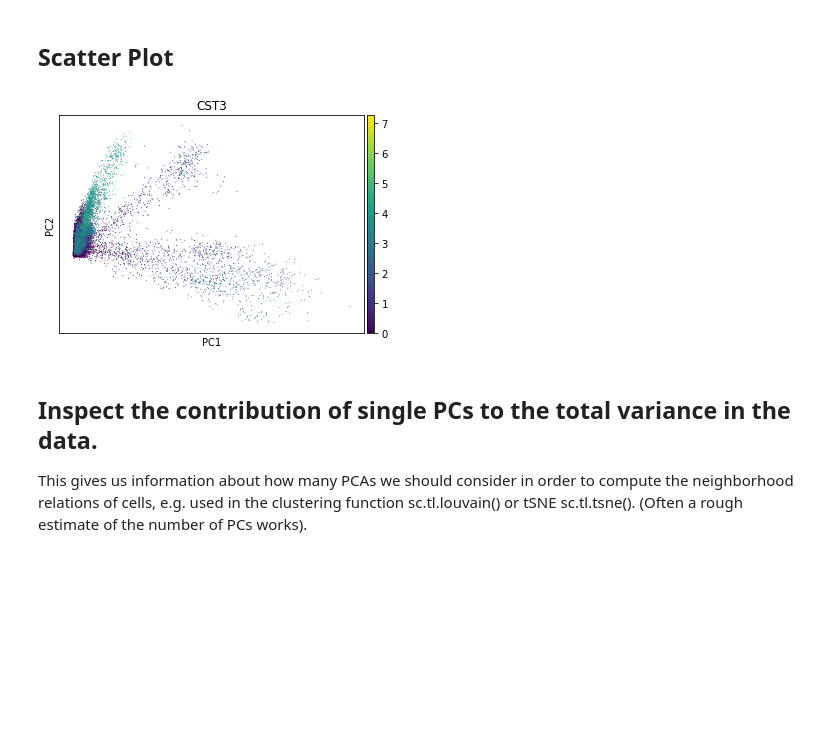
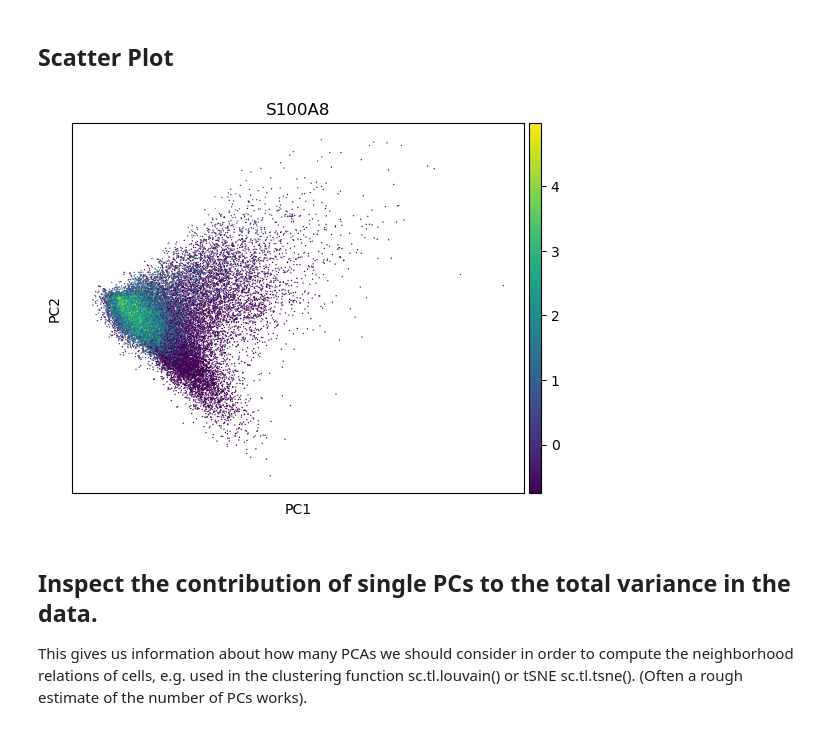
Before and after one commit to Naveed319/system_biology, a Jupyter notebook: notebooks/processing.ipynb, the cells around one changed output. Drawn from its saved outputs; the diff is of its cells as text; code cells hidden in the pictures; blank space fills up the shorter version.

```diff
--- a/notebooks/processing.ipynb
+++ b/notebooks/processing.ipynb
@@ -167,9 +172,9 @@ sc.pl.umap(adata, color=['leiden'], cmap='viridis')
 # %% [markdown]
 ## Scatter Plot
 # %%
-sc.pl.pca(adata, color='CST3')
+sc.pl.pca(adata, color='S100A8')
 # %% [output]
-[figure, old version]
+[figure, new version]
 # %% [markdown]
 ## Inspect the contribution of single PCs to the total variance in the data.
 This gives us information about how many PCAs we should consider in order to compute the neighborhood relations of cells, e.g. used in the clustering function sc.tl.louvain() or tSNE sc.tl.tsne(). (Often a rough estimate of the number of PCs works).
```
Also changed, not shown: parts of 37 cells of this notebook, 2 other files.
